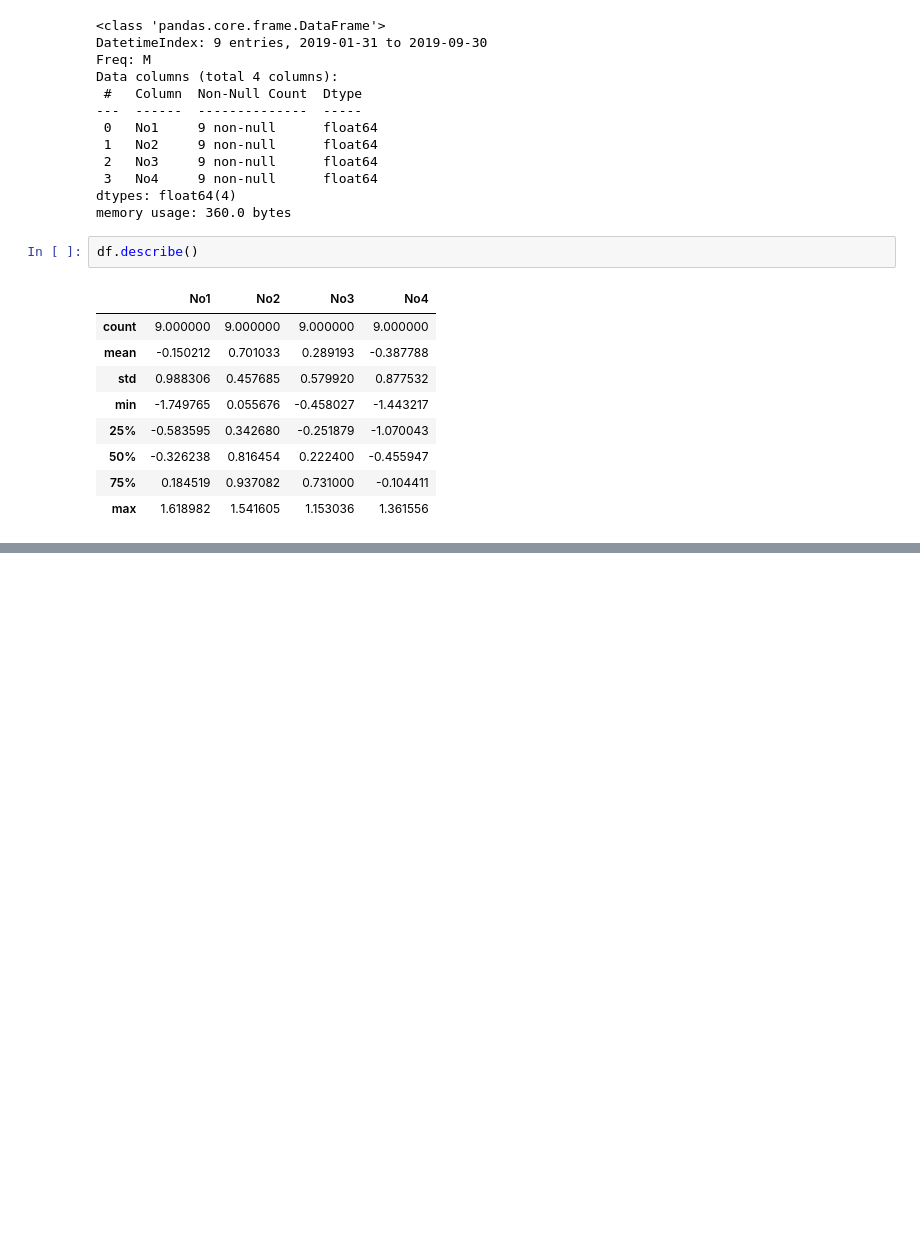
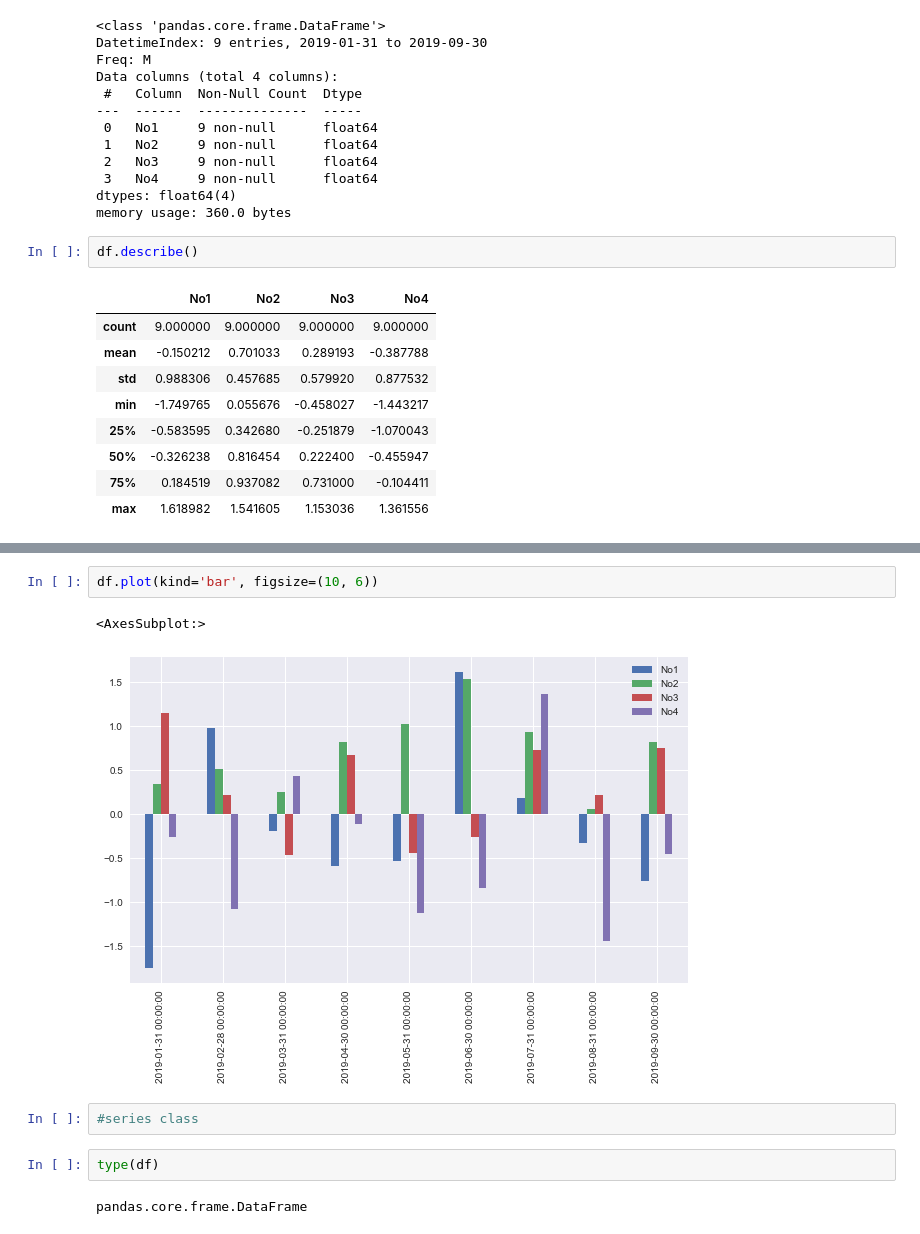
Before and after one commit to VishvaP/Data-Analysis-in-Python, a Jupyter notebook: Data Analysis - Pandas.ipynb, the cells around one changed output, grey strips where cells are left out. Drawn from its saved outputs; the diff is of its cells as text; blank space fills up the shorter version.

Commit message:
series and groupby

```diff
--- a/Data Analysis - Pandas.ipynb
+++ b/Data Analysis - Pandas.ipynb
@@ -282,0 +392,11 @@ df.describe()
+# %%
+df.plot(kind='bar', figsize=(10, 6))
+# %% [output]
+<AxesSubplot:>
+[figure, added]
+# %%
+#series class
+# %%
+type(df)
+# %% [output]
+pandas.core.frame.DataFrame
```
Also changed, not shown: parts of 36 cells of this notebook.
